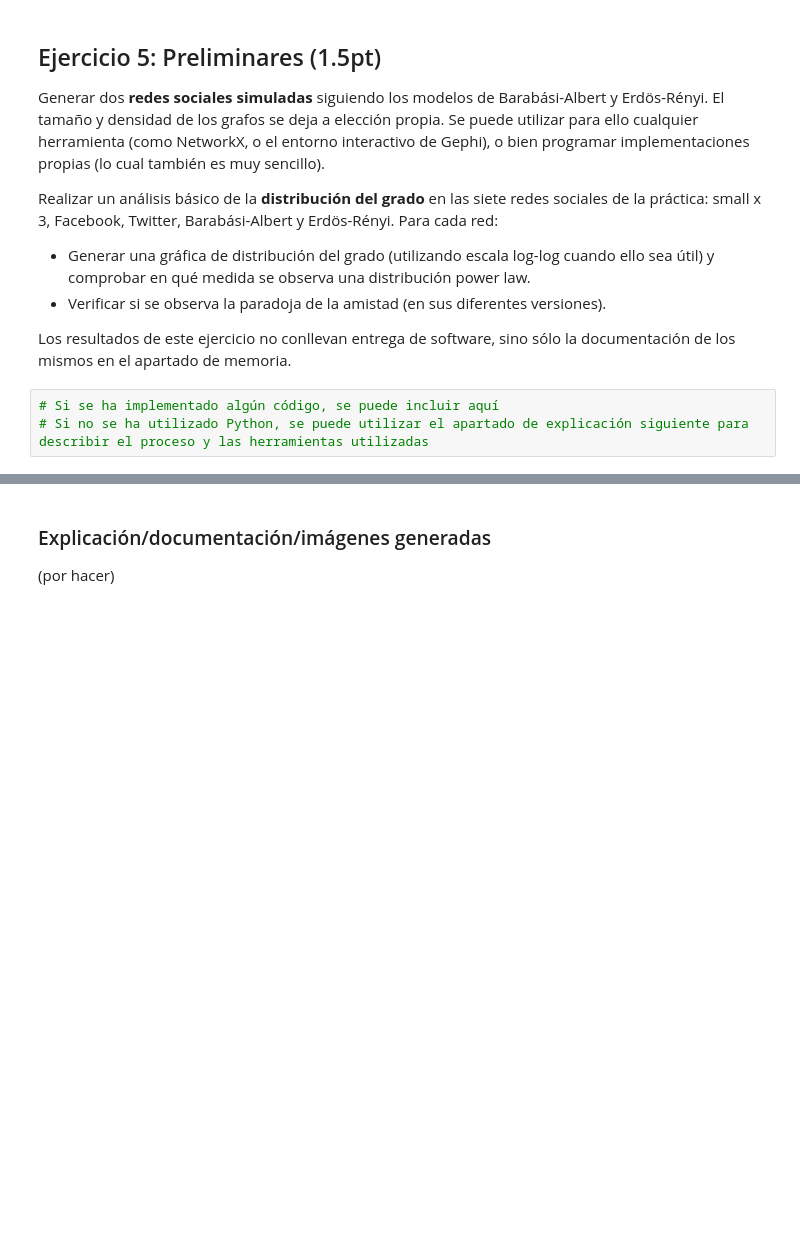
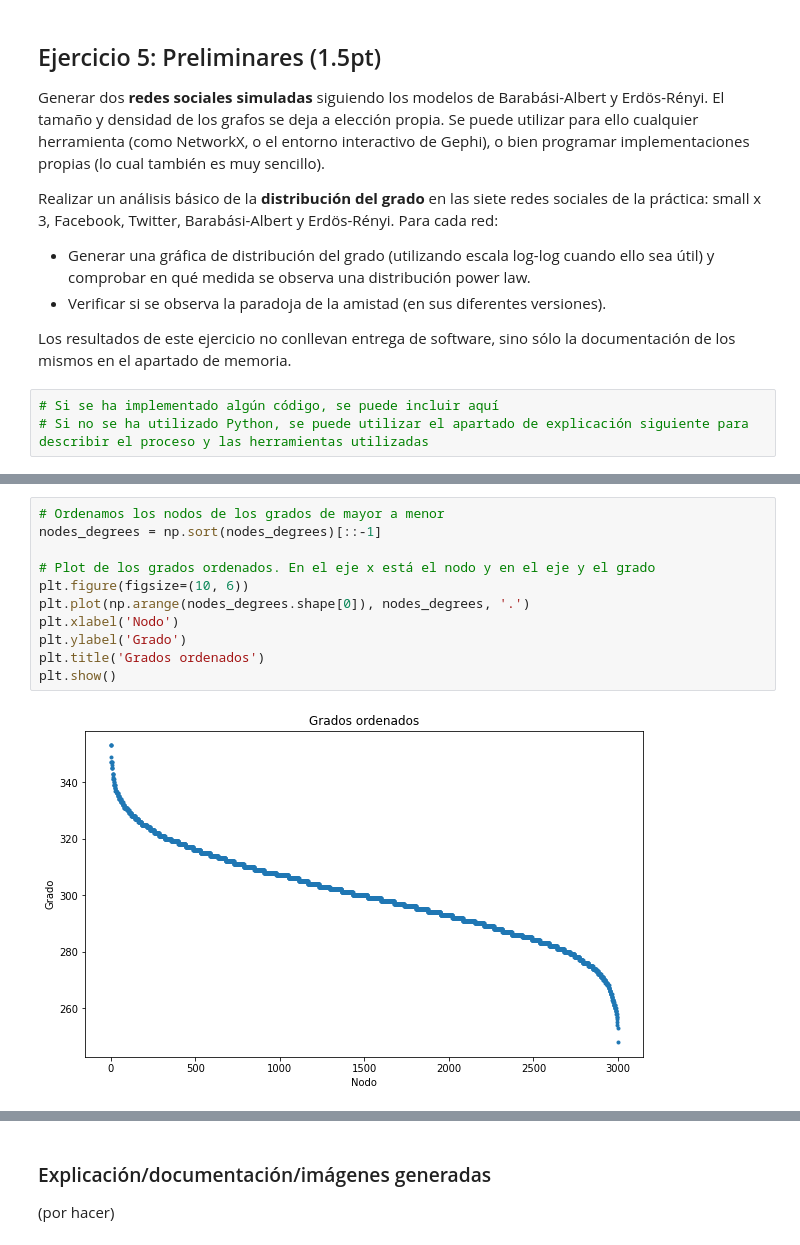
Before and after one commit to anamarsabi/bminf, a Jupyter notebook: practica-3/P3-SNA.ipynb, the cells around one changed output, grey strips where cells are left out. Saved outputs shown, nothing was run; the diff lists cells and outputs as text; blank space fills up the shorter version.

```diff
--- a/practica-3/P3-SNA.ipynb
+++ b/practica-3/P3-SNA.ipynb
@@ -132,0 +335,13 @@ plt.show()
+# %%
+# Ordenamos los nodos de los grados de mayor a menor
+nodes_degrees = np.sort(nodes_degrees)[::-1]
+
+# Plot de los grados ordenados. En el eje x está el nodo y en el eje y el grado
+plt.figure(figsize=(10, 6))
+plt.plot(np.arange(nodes_degrees.shape[0]), nodes_degrees, '.')
+plt.xlabel('Nodo')
+plt.ylabel('Grado')
+plt.title('Grados ordenados')
+plt.show()
+# %% [output]
+[figure, added]
```
Also changed, not shown: parts of 12 cells of this notebook.
